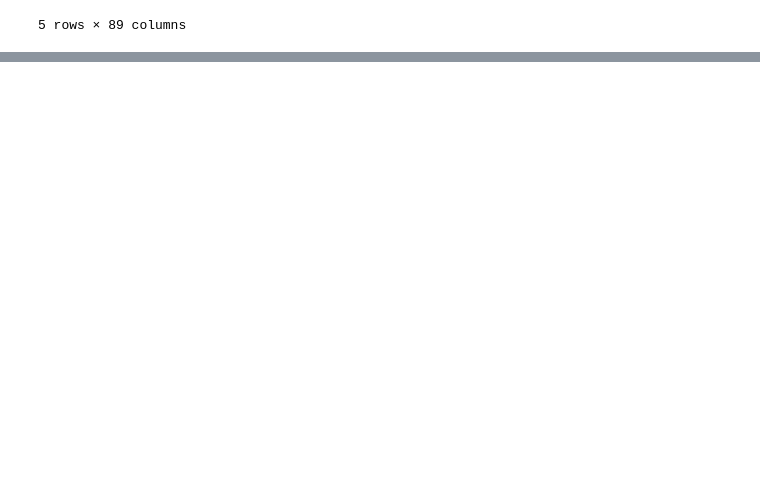
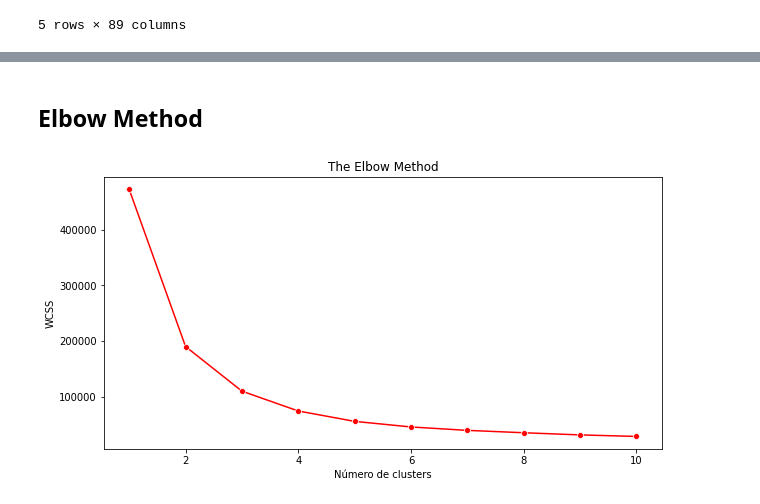
Before and after one commit to arthur-ogibowski/aprendizado-nao-supervisionado, a Jupyter notebook: Aprendizado_Não_Supervisionado.ipynb, the cells around one changed output, grey strips where cells are left out. Drawn from its saved outputs; the diff is of its cells as text; code cells hidden in the pictures; blank space fills up the shorter version.

```diff
--- a/Aprendizado_Não_Supervisionado.ipynb
+++ b/Aprendizado_Não_Supervisionado.ipynb
@@ -31,0 +121,4 @@ df.head()
+# %%
+pca = PCA(n_components = 2)
+# %%
+df_pca = pca.fit_transform(df_esc)
@@ -31,0 +165,14 @@ df.head()
+# %%
+labels = {
+    str(i): f"PC {i+1} ({var:.1f}%)"
+    for i, var in enumerate(pca.explained_variance_ratio_ * 100)
+}
+
+fig = px.scatter_matrix(
+    df_pca,
+    labels=labels,
+    dimensions=range(2),
+    color=df["Special"]
+)
+fig.update_traces(diagonal_visible=False)
+fig.show()
@@ -31,0 +181,7 @@ df.head()
+# %%
+from sklearn.cluster import KMeans
+wcss = []
+for i in range(1, 11):
+    kmeans = KMeans(n_clusters = i, init = 'k-means++', random_state = 5, max_iter = 300)
+    kmeans.fit(df_pca)
+    wcss.append(kmeans.inertia_)
@@ -31,0 +267,2 @@ df.head()
+# %% [markdown]
+## Elbow Method
@@ -31,0 +272,8 @@ df.head()
+# %%
+plt.figure(figsize=(10,5))
+sns.lineplot(range(1, 11), wcss,marker='o',color='red')
+plt.title('The Elbow Method')
+plt.xlabel('Número de clusters')
+plt.ylabel('WCSS');
+# %% [output]
+[figure, added]
```
Also changed, not shown: parts of 37 cells of this notebook.
